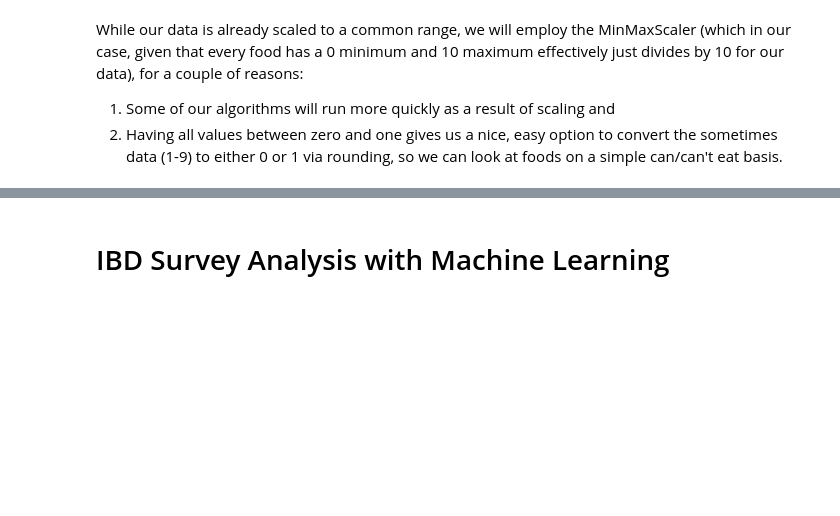
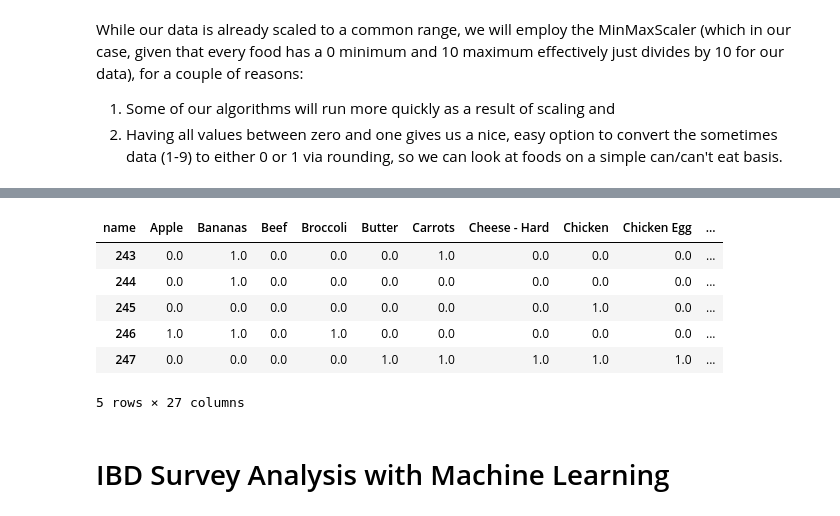
Before and after one commit to ZaxR/ibd_diet_analysis, a Jupyter notebook: IBD Diet Analysis.ipynb, the cells around one changed output, grey strips where cells are left out. Drawn from its saved outputs; the diff is of its cells as text; code cells hidden in the pictures; blank space fills up the shorter version.

```diff
--- a/IBD Diet Analysis.ipynb
+++ b/IBD Diet Analysis.ipynb
@@ -353,2 +343,17 @@ name  Apple  Bananas  Beef  Broccoli  Butter  Carrots  Cheese - Hard  Chicken  \
+# %%
+for k in [k for k in df_dict.keys()]:
+    if '_0' not in k:
+        df_dict[k+'_0-9v10'] = df_dict[k].applymap(np.floor)
+        df_dict[k+'_0v1-10'] = df_dict[k].applymap(np.ceil)
+
+df_dict['df_27foods_scaled_0-9v10'].tail()
+# %% [output]
+| name | Apple | Bananas | Beef | Broccoli | Butter | Carrots | Cheese - Hard | Chicken | Chicken Egg | ... |
+| 243 | 0.0 | 1.0 | 0.0 | 0.0 | 0.0 | 1.0 | 0.0 | 0.0 | 0.0 | ... |
+| 244 | 0.0 | 1.0 | 0.0 | 0.0 | 0.0 | 0.0 | 0.0 | 0.0 | 0.0 | ... |
+| 245 | 0.0 | 0.0 | 0.0 | 0.0 | 0.0 | 0.0 | 0.0 | 1.0 | 0.0 | ... |
+| 246 | 1.0 | 1.0 | 0.0 | 1.0 | 0.0 | 0.0 | 0.0 | 0.0 | 0.0 | ... |
+| 247 | 0.0 | 0.0 | 0.0 | 0.0 | 1.0 | 1.0 | 1.0 | 1.0 | 1.0 | ... |
+5 rows × 27 columns
 # %% [markdown]
 # IBD Survey Analysis with Machine Learning
```
Also changed, not shown: parts of 13 cells of this notebook.
